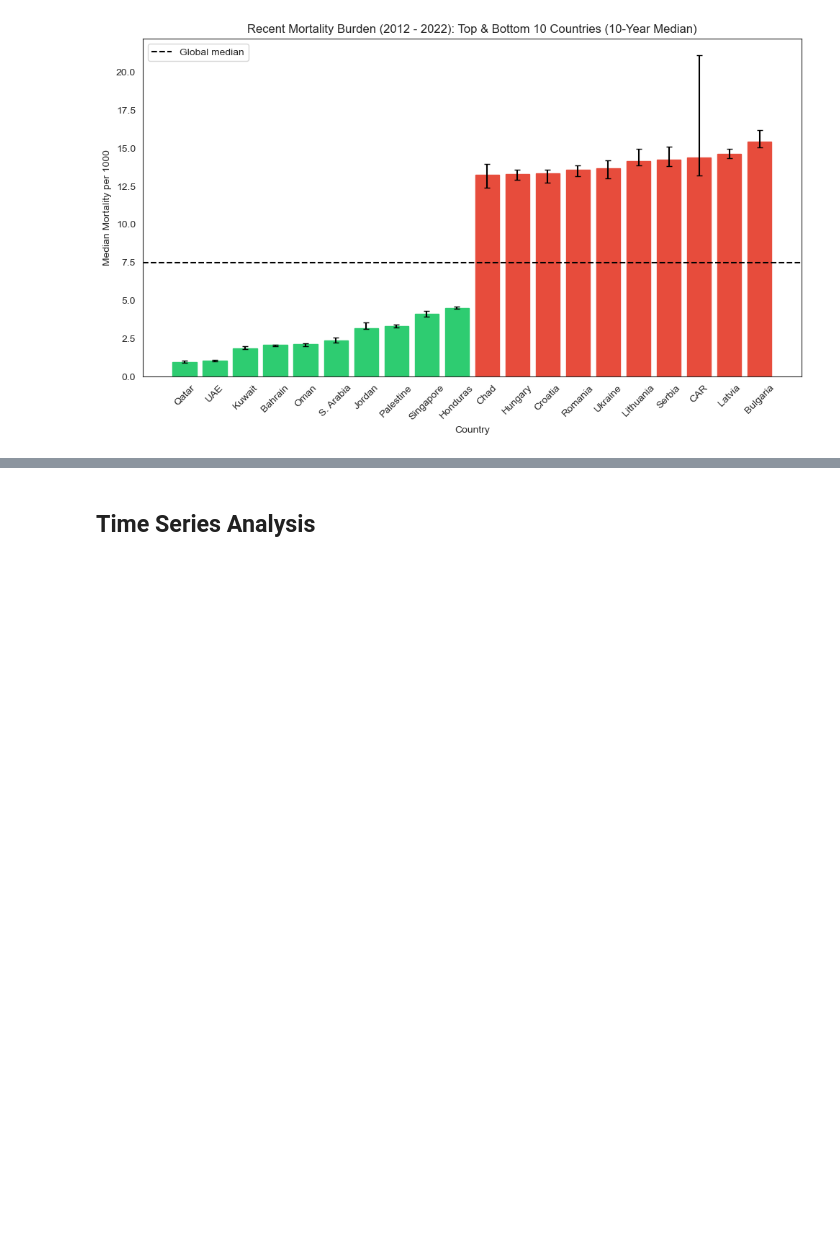
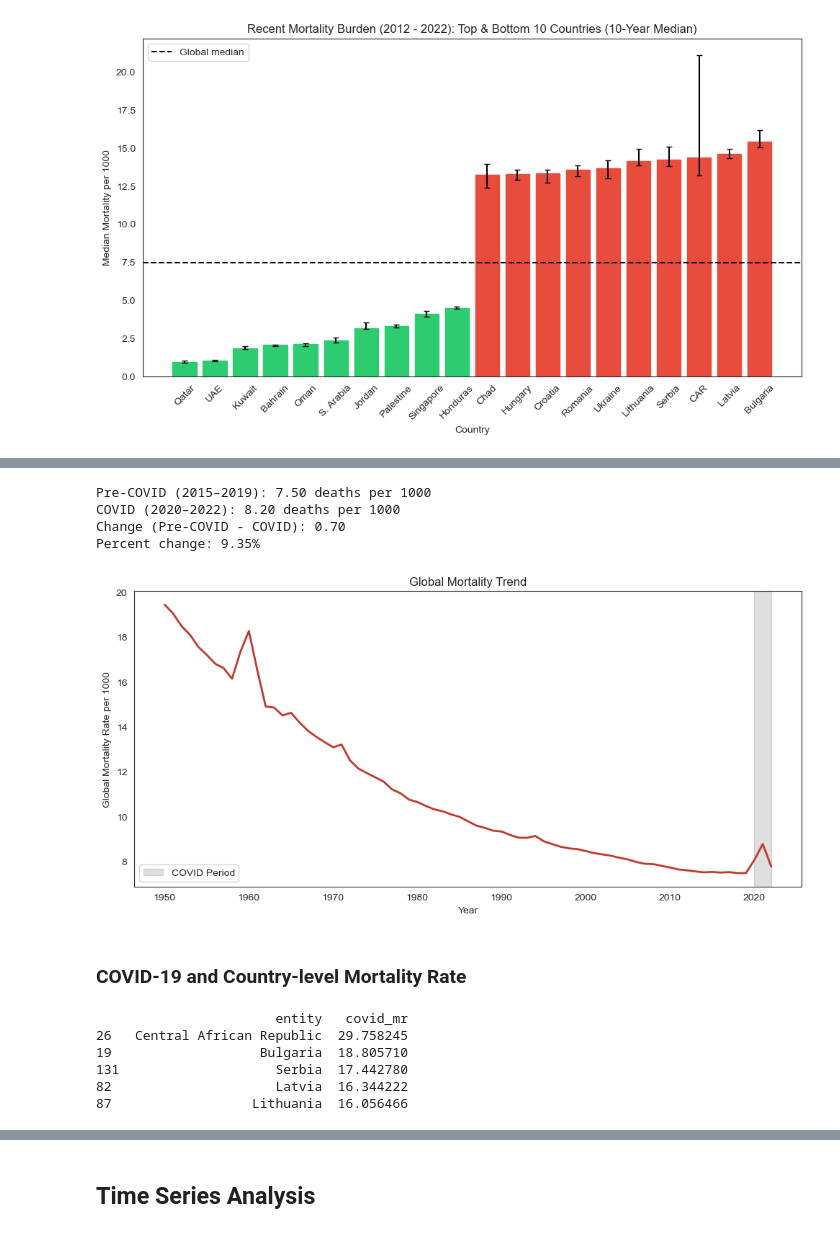
Before and after one commit to inhuman-44x/global_mortality_analysis, a Jupyter notebook: notebooks/01_eda.ipynb, the cells around one changed output, grey strips where cells are left out. Drawn from its saved outputs; the diff is of its cells as text; code cells hidden in the pictures; blank space fills up the shorter version.

```diff
--- a/notebooks/01_eda.ipynb
+++ b/notebooks/01_eda.ipynb
@@ -314,0 +401,67 @@ plt.show()
+# %%
+pre_covid = df[(df['year'] >= 2015) & (df['year'] <= 2019)]
+covid = df[(df['year'] >= 2020) & (df['year'] <= 2022)]
+
+def global_mortality(x):
+    return(x['deaths'].sum() / x['population'].sum()) * 1000
+
+pre_rate = global_mortality(pre_covid)
+covid_rate = global_mortality(covid)
+
+print(f'Pre-COVID (2015–2019): {pre_rate:.2f} deaths per 1000')
+print("COVID (2020–2022):", f'{covid_rate:.2f} deaths per 1000')
+print("Change (Pre-COVID - COVID):", f'{covid_rate - pre_rate:.2f}')
+print("Percent change:", f'{(covid_rate - pre_rate) / pre_rate * 100:.2f}%')
+# %% [output]
+Pre-COVID (2015–2019): 7.50 deaths per 1000
+COVID (2020–2022): 8.20 deaths per 1000
+Change (Pre-COVID - COVID): 0.70
+Percent change: 9.35%
+# %%
+global_trend = (df.groupby('year')
+                .apply(lambda x: (x['deaths'].sum() / x['population'].sum()) * 1000)
+                .reset_index(name = 'mortality_per_1000'))
+
+# Global Mortality Rate Plot
+plt.figure(figsize = (10, 5))
+
+sns.lineplot(data = global_trend,
+             x = 'year',
+             y = 'mortality_per_1000',
+             linewidth = 2,
+             color = '#C0392B')
+
+plt.axvspan(2020, 2022,
+            color = 'grey',
+            alpha = 0.25,
+            label = 'COVID Period')
+
+# Labels
+plt.xlabel('Year')
+plt.ylabel('Global Mortality Rate per 1000')
+plt.title('Global Mortality Trend')
+
+plt.legend()
+
+plt.tight_layout()
+plt.show()
+# %% [output]
+[figure, added]
+# %% [markdown]
+### COVID-19 and Country-level Mortality Rate
+# %%
+covid = (df[(df['year'] >= 2020) & (df['year'] <= 2022)]
+         .groupby('entity')['mortality_per_1000'].mean()
+         .reset_index(name = 'covid_mr')
+         )
+
+top_5 = covid.sort_values(by = 'covid_mr', ascending = False).head()
+
+print(top_5)
+# %% [output]
+                       entity   covid_mr
+26   Central African Republic  29.758245
+19                   Bulgaria  18.805710
+131                    Serbia  17.442780
+82                     Latvia  16.344222
+87                  Lithuania  16.056466
```
Also changed, not shown: parts of 21 cells of this notebook, 2 other files.
